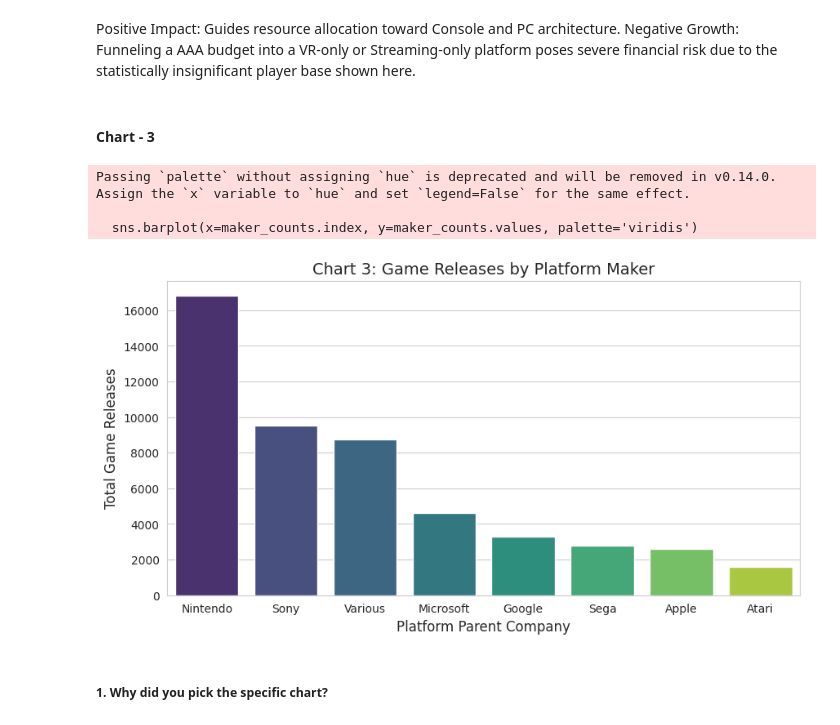
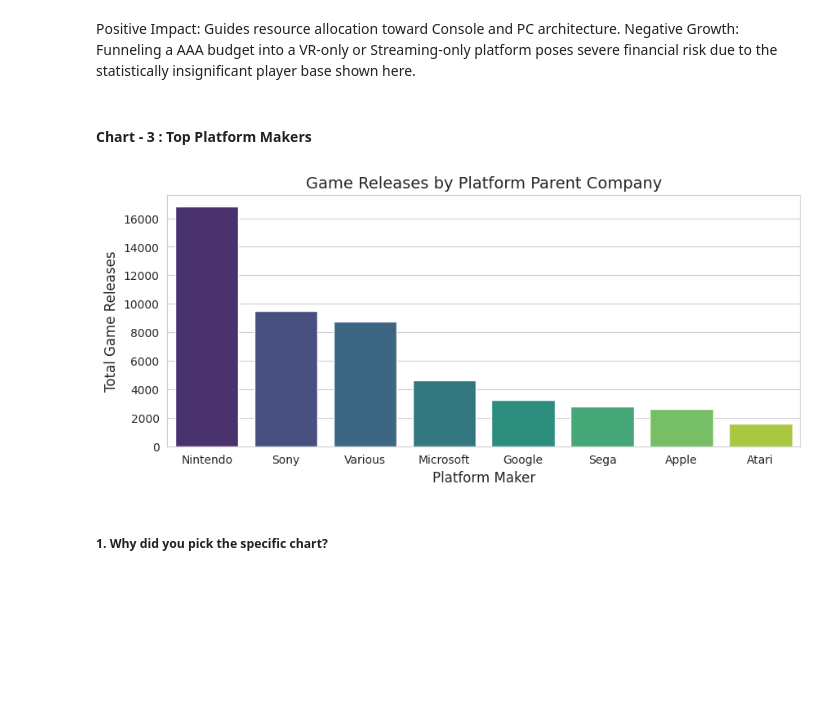
Before and after one commit to VishalChauhan85/Video-Game-Sales-EDA-Capstone, a Jupyter notebook: Video_Game_Sales_&_Metacritic_Intelligence_(Vishal_Chauhan).ipynb, the cells around one changed output. Saved outputs shown, nothing was run; the diff lists cells and outputs as text; code cells hidden in the pictures; blank space fills up the shorter version.

```diff
--- a/Video_Game_Sales_&_Metacritic_Intelligence_(Vishal_Chauhan).ipynb
+++ b/Video_Game_Sales_&_Metacritic_Intelligence_(Vishal_Chauhan).ipynb
@@ -290,20 +290,17 @@ Are there any insights that lead to negative growth? Justify with specific reaso
 # %% [markdown]
 Positive Impact: Guides resource allocation toward Console and PC architecture. Negative Growth: Funneling a AAA budget into a VR-only or Streaming-only platform poses severe financial risk due to the statistically insignificant player base shown here.
 # %% [markdown]
-#### Chart - 3
+#### Chart - 3 : Top Platform Makers
 # %%
-plt.figure(figsize=(10, 5))
+plt.figure(figsize=(10, 4))
 maker_counts = df_clean['platform_maker'].value_counts()
-sns.barplot(x=maker_counts.index, y=maker_counts.values, palette='viridis')
-plt.title('Chart 3: Game Releases by Platform Maker', fontsize=14)
-plt.xlabel('Platform Parent Company', fontsize=12)
+sns.barplot(x=maker_counts.index, y=maker_counts.values, hue=maker_counts.index, palette='viridis', legend=False)
+plt.title('Game Releases by Platform Parent Company', fontsize=14)
+plt.xlabel('Platform Maker', fontsize=12)
 plt.ylabel('Total Game Releases', fontsize=12)
 plt.show()
 # %% [output]
-Passing `palette` without assigning `hue` is deprecated and will be removed in v0.14.0. Assign the `x` variable to `hue` and set `legend=False` for the same effect.
-
-  sns.barplot(x=maker_counts.index, y=maker_counts.values, palette='viridis')
-[figure, old version]
+[figure, new version]
 # %% [markdown]
 ##### 1. Why did you pick the specific chart?
 # %% [markdown]
```
Also changed, not shown: parts of 50 cells of this notebook.
